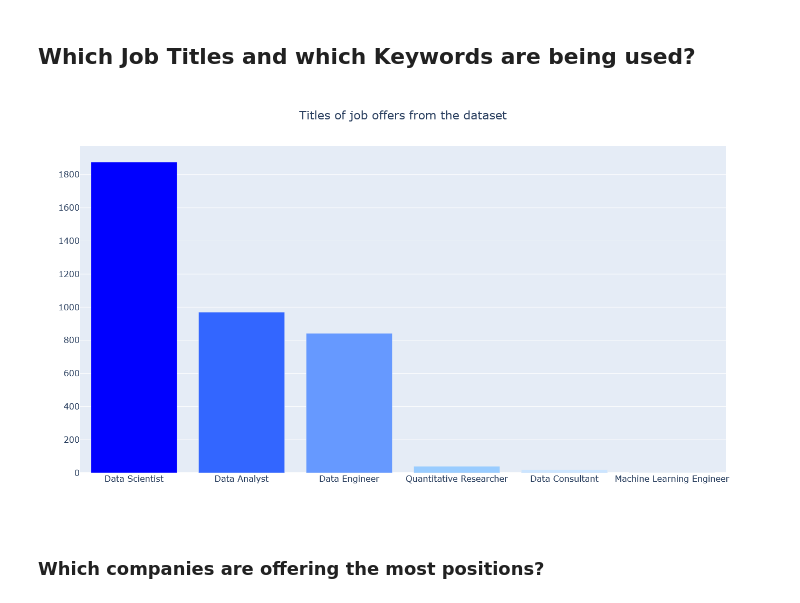
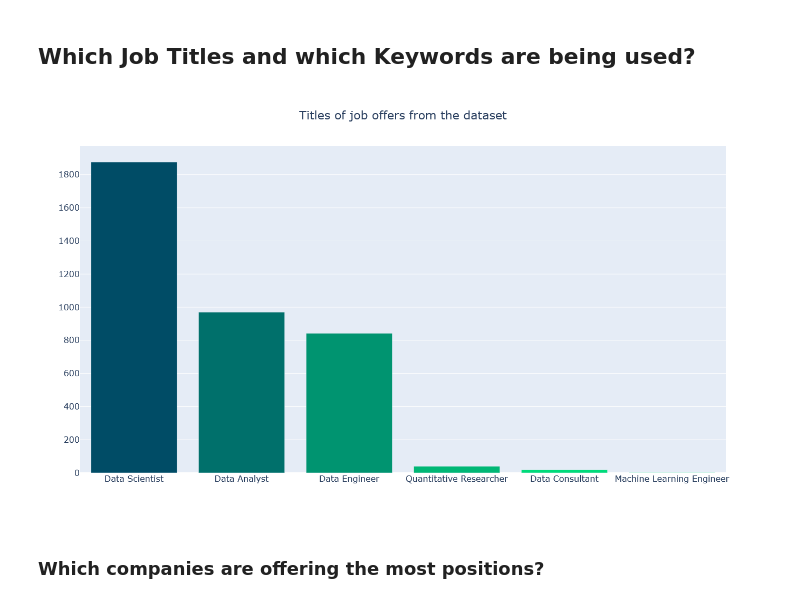
Before and after one commit to gordoaraujo/jobs_data_analysis, a Jupyter notebook: notebooks/Glassdoor Analysis.ipynb, the cells around one changed output. Saved outputs shown, nothing was run; the diff lists cells and outputs as text; code cells hidden in the pictures.

```diff
--- a/notebooks/Glassdoor Analysis.ipynb
+++ b/notebooks/Glassdoor Analysis.ipynb
@@ -191,22 +192,30 @@ df
 | 3908 | Patient Safety Physician or Safet... | $55K-$112K (Glassdoor est.) | Help us transform patients' lives... | 3.7 | UCB | Slough, OH | Brussel, Belgium | 5001 to 10000 employees | ... |
 3746 rows × 19 columns
 # %%
-colors = [
-    '#0000FF',  # Blue
-    '#3366FF',
-    '#6699FF',
-    '#99CCFF',
-    '#CCE5FF',
-    '#E6F2FF',
-    '#E6FFE6',
-    '#CCEEB3',
-    '#99E580',
-    '#66CC4D',
-    '#33B319',
-    '#009900',  # Green
-]
+# Define the start and end colors
+start_color = '#004C66'  # Deep sea blue
+end_color = '#00FF7F'  # Spring green
 
-def plotlyplot(df,number,title):
+# Create a LinearSegmentedColormap
+cmap = plt.cm.colors.LinearSegmentedColormap.from_list('colorset', [start_color, end_color], N=20)
+
+# Generate the hex values for the color set
+colors_20 = [plt.cm.colors.rgb2hex(cmap(i)) for i in range(cmap.N)]
+
+
+
+# Define the start and end colors
+start_color = '#004C66'  # Deep sea blue
+end_color = '#00FF7F'  # Spring green
+
+# Create a LinearSegmentedColormap
+cmap = plt.cm.colors.LinearSegmentedColormap.from_list('colorset', [start_color, end_color], N=6)
+
+# Generate the hex values for the color set
+colors_6 = [plt.cm.colors.rgb2hex(cmap(i)) for i in range(cmap.N)]
+
+def plotlyplot(df,number,title, colors = colors_20):
+
     fig = go.Figure()
     fig.add_trace(go.Bar(x = df[df.columns[0]][:number], y = df[df.columns[1]][:number], marker_color = colors))
 
@@ -261,13 +270,13 @@ df["Easy Apply"] = df["Easy Apply"].apply(lambda x : x if x != "-1" else "Unknow
 # %%
 # Which titles are used for the jobs?
 jobs_names_df = pd.DataFrame(df["Compare Title"].value_counts().reset_index())
 
 jobs_names_df.columns = ["Job Title","Count"]
 jobs_names_df["Job Title"].replace("", np.nan, inplace = True)
 jobs_names_df.dropna(subset = ["Job Title"], inplace = True)
-plotlyplot(jobs_names_df, 10, "Titles of job offers from the dataset")
+plotlyplot(jobs_names_df, 10, "Titles of job offers from the dataset", colors = colors_6)
 # %% [output]
-[figure, old version]
+[figure, new version]
 # %% [markdown]
 ### Which companies are offering the most positions?
 # %%
```
Also changed, not shown: parts of 24 cells of this notebook, 1 other file.
